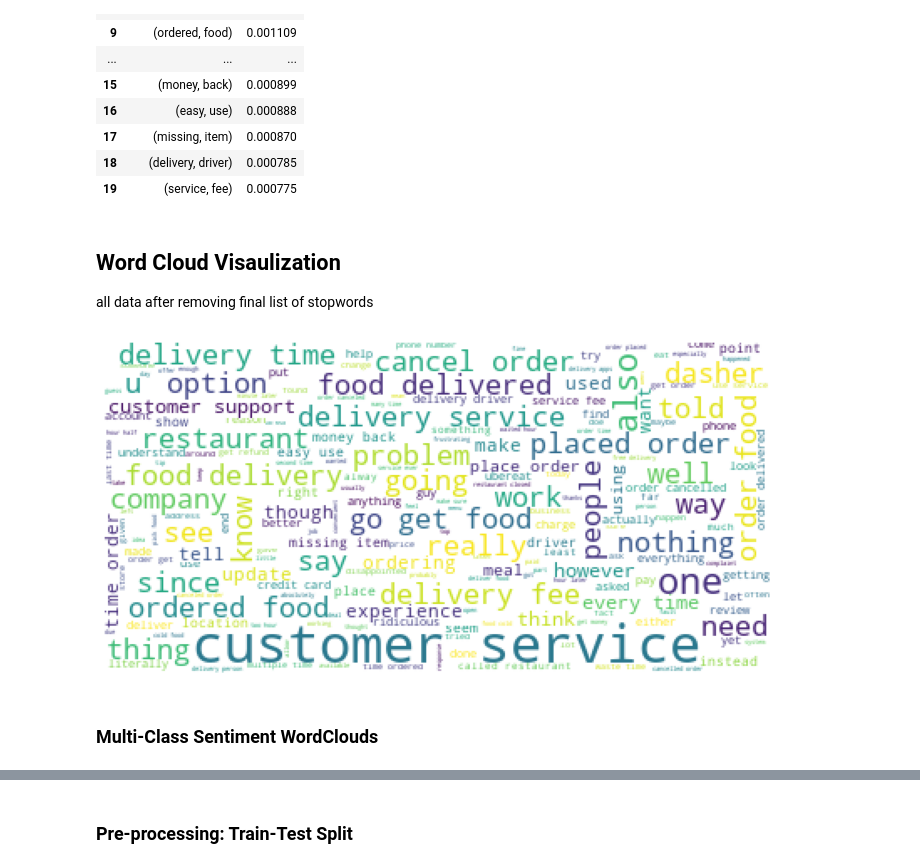
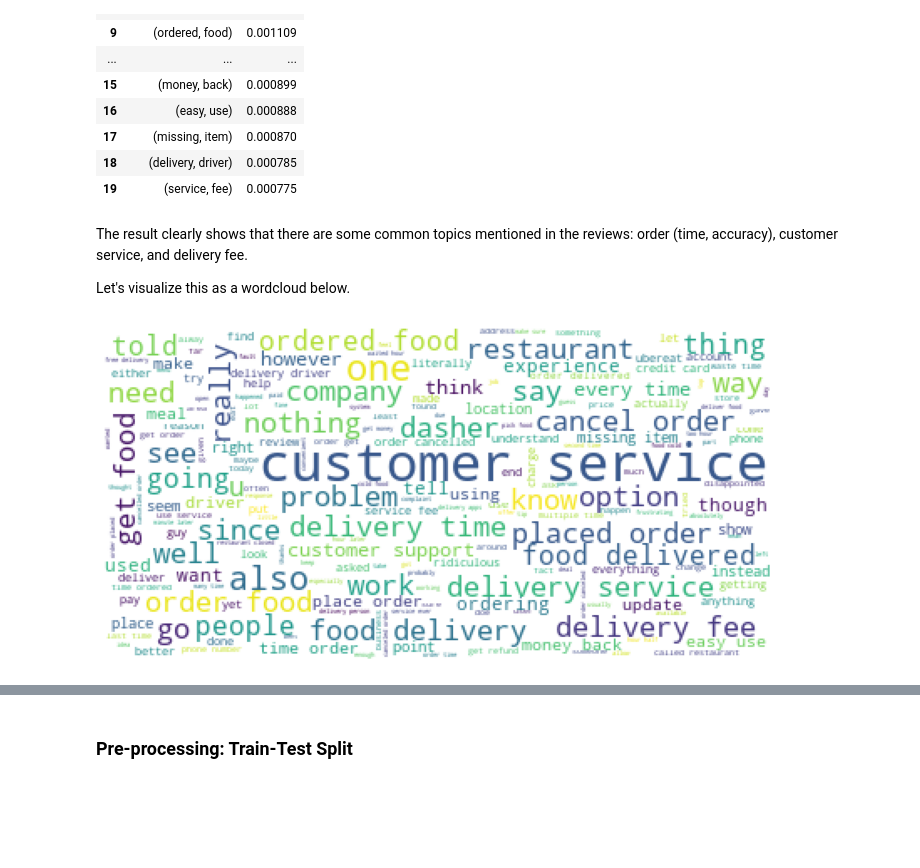
Before and after one commit to jennifernha/NLP-App-Reviews-Sentiment-Analysis, a Jupyter notebook: NLP-App-Sentiment-Analysis.ipynb, the cells around one changed output, grey strips where cells are left out. Cells and saved outputs as stored; diff of their text form; code cells hidden in the pictures; blank space fills up the shorter version.

```diff
--- a/NLP-App-Sentiment-Analysis.ipynb
+++ b/NLP-App-Sentiment-Analysis.ipynb
@@ -738,7 +743,7 @@ stopwords_list.extend(['never', 'terrible', 'like', 'great', 'issue', 'postmates
                        'poor', 'bad', 'useless', 'worst', 'love', 'amazing', 'best', 'excellent','perfect', 'awesome',
                        'nice', 'fantastic', 'happy', 'nyc', 'sometimes', 'thank', 'appreciate', 'friendly', 'pathetic',
                        'shame','unreliable', 'unprofessional', 'inaccurate', 'disappointing', 'code', 'delete',
-                       'unusable', 'deleting', 'bring back', 'deleted'])
+                       'unusable', 'deleting', 'deleted'])
 # %%
 # Remove stopwords
 stopped_tokens = [w.lower() for w in lemmatized_tokens  if w.lower() \
@@ -777,22 +782,20 @@ pd.DataFrame(bigram_scores, columns=["Word","Freq"]).head(20)
 | 17 | (missing, item) | 0.000870 |
 | 18 | (delivery, driver) | 0.000785 |
 | 19 | (service, fee) | 0.000775 |
-# %% [markdown]
-## Word Cloud Visaulization
-all data after removing final list of stopwords
+# %% [markdown]
+The result clearly shows that there are some common topics mentioned in the reviews: order (time, accuracy), customer service, and delivery fee.
+
+Let's visualize this as a wordcloud below.
 # %%
-# Create a WordCloud with our stopwords_list and include bigrams
-wordcloud = WordCloud(stopwords=stopwords_list,collocations=True,
-                      background_color='white')
+# Create a WordCloud with our stopwords_list and bigrams
+wordcloud = WordCloud(stopwords=stopwords_list,collocations=True, background_color="White")
 
 # Generate wordcloud from stopped_tokens
 wordcloud.generate(','.join(stopped_tokens))
 
 # Plot with matplotlib
 plt.figure(figsize = (12, 12), facecolor = None)
 plt.imshow(wordcloud)
 plt.axis('off');
 # %% [output]
-[figure, old version]
+[figure, new version]
-# %% [markdown]
-### Multi-Class Sentiment WordClouds
```
Also changed, not shown: parts of 120 cells of this notebook.
